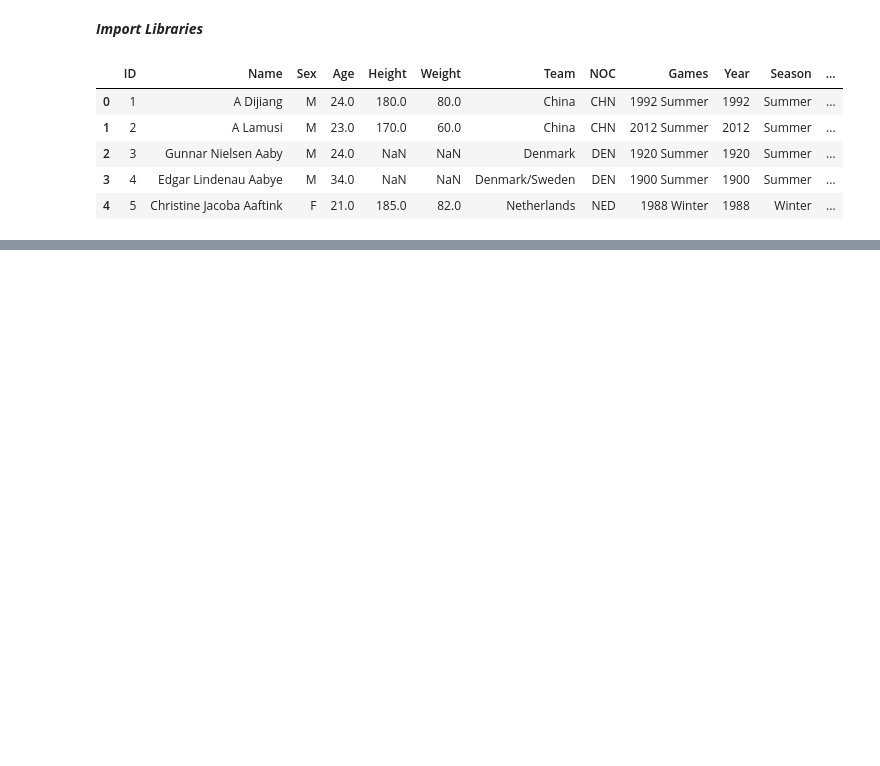
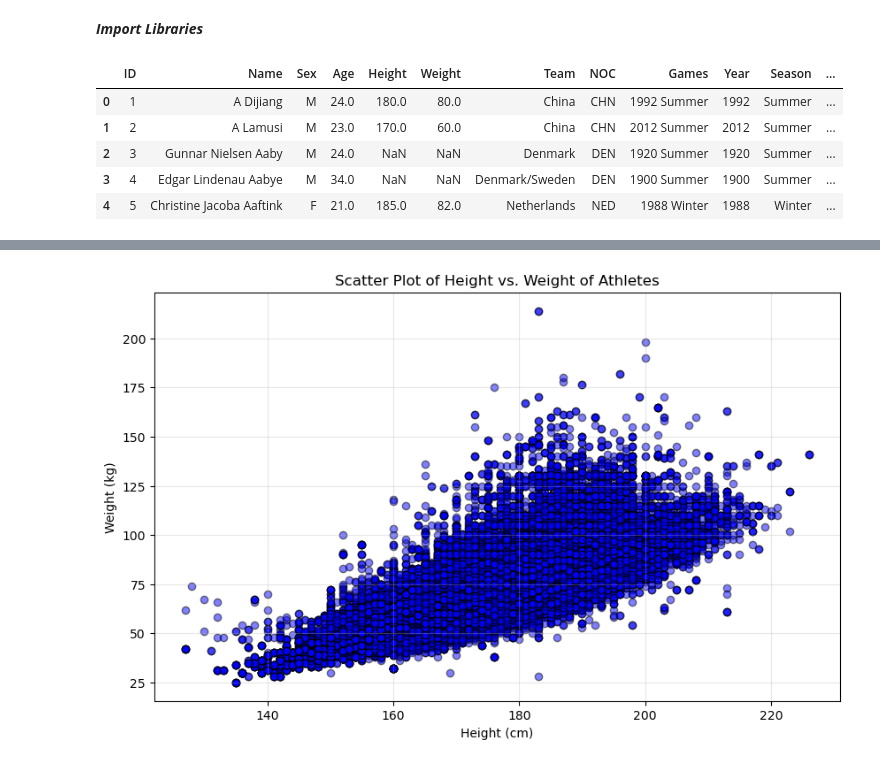
Before and after one commit to MatthewO1221/DITWork, a Jupyter notebook: 24-25Year/Fall24/CS232/FinalAssignment_Matthew_Jackson.ipynb, the cells around one changed output, grey strips where cells are left out. Saved outputs shown, nothing was run; the diff lists cells and outputs as text; code cells hidden in the pictures; blank space fills up the shorter version.

```diff
--- a/24-25Year/Fall24/CS232/FinalAssignment_Matthew_Jackson.ipynb
+++ b/24-25Year/Fall24/CS232/FinalAssignment_Matthew_Jackson.ipynb
@@ -20,0 +54,10 @@ OlympicDataSet.head()
+# %%
+plt.figure(figsize=(10, 6))
+plt.scatter(HeightandWeightData['Height'], HeightandWeightData['Weight'], alpha=0.5, color='blue', edgecolor='k')
+plt.title('Scatter Plot of Height vs. Weight of Athletes')
+plt.xlabel('Height (cm)')
+plt.ylabel('Weight (kg)')
+plt.grid(alpha=0.3)
+plt.show()
+# %% [output]
+[figure, added]
```
Also changed, not shown: parts of 2 cells of this notebook, 7 other files.
